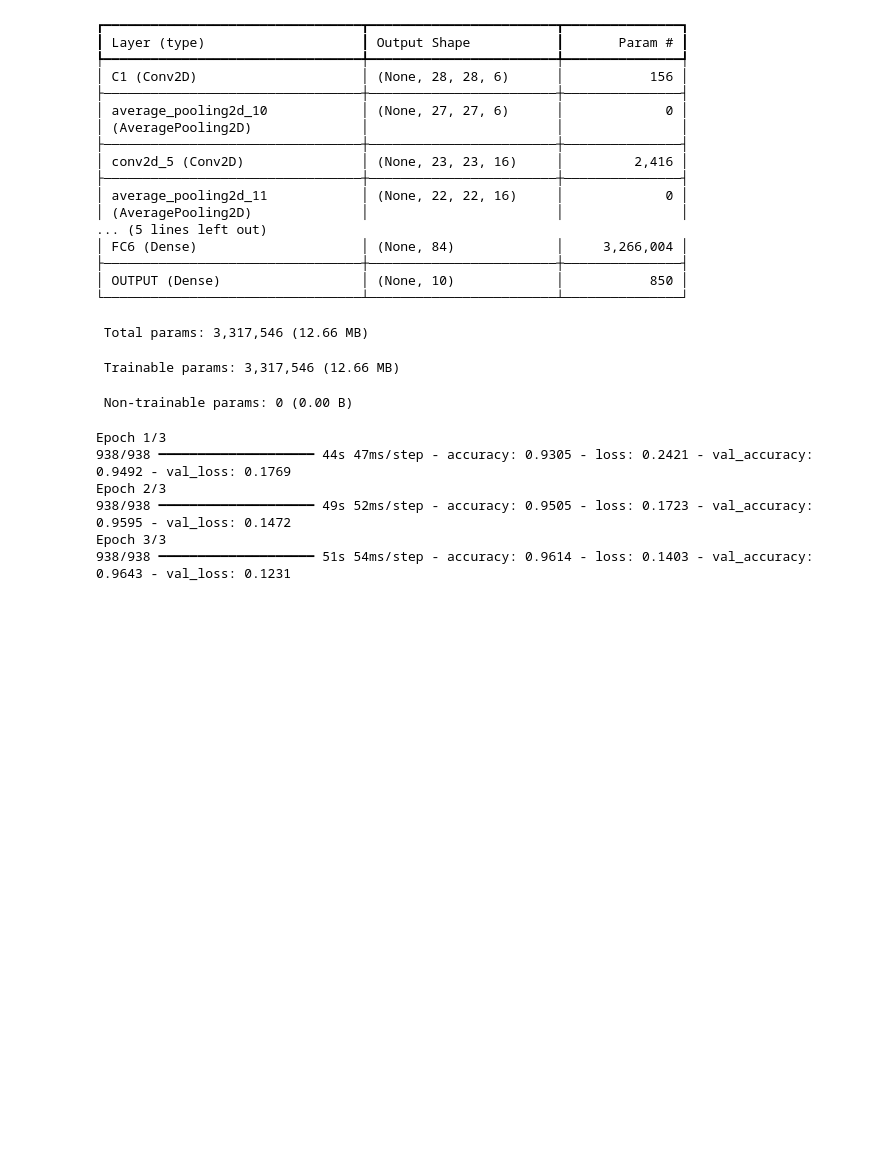
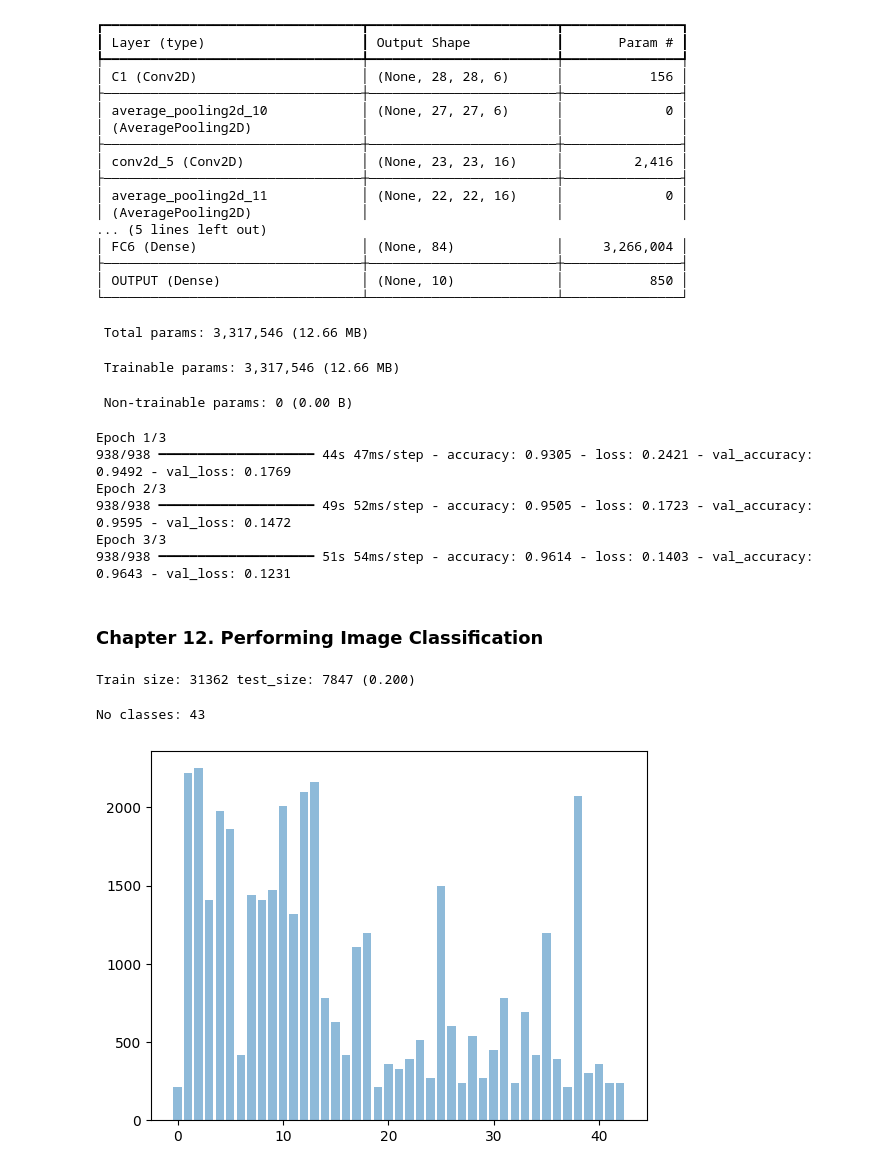
Before and after one commit to marius2347/Deep-Learning-For-Dummies-by-John-Paul-Muelle-and-Luca-Massaron-Book-Practice-in-Python, a Jupyter notebook: book.ipynb, the cells around one changed output. Drawn from its saved outputs; the diff is of its cells as text; code cells hidden in the pictures; blank space fills up the shorter version.

Commit message:
trained cnn with a dataset

```diff
--- a/book.ipynb
+++ b/book.ipynb
@@ -398,3 +398,5 @@ Epoch 2/3
 938/938 ━━━━━━━━━━━━━━━━━━━━ 49s 52ms/step - accuracy: 0.9505 - loss: 0.1723 - val_accuracy: 0.9595 - val_loss: 0.1472
 Epoch 3/3
 938/938 ━━━━━━━━━━━━━━━━━━━━ 51s 54ms/step - accuracy: 0.9614 - loss: 0.1403 - val_accuracy: 0.9643 - val_loss: 0.1231
+# %% [markdown]
+### Chapter 12. Performing Image Classification
@@ -400,0 +419,37 @@ Epoch 3/3
+# %%
+# load the GTSRB dataset into training and test sets, resize the images
+IMG_SIZE = 32
+TEST_SIZE = 0.2
+X, Xt, y, yt = list(), list(), list(), list()
+archieve = zipfile.ZipFile("./GTSRB_Final_Training_Images.zip", 'r')
+file_paths = [file for file in archieve.namelist() if '.ppm' in file]
+
+for filename in file_paths:
+    img = imread(archieve.open(filename))
+    img = resize(img, (IMG_SIZE, IMG_SIZE), mode = 'reflect')
+    img_label = int(filename.split('/')[-2])
+
+    if (hash(filename) % 1000 / 1000 > TEST_SIZE):
+        X.append(img)
+        y.append(img_label)
+    else:
+        Xt.append(img)
+        yt.append(img_label)
+
+archieve.close()
+# %%
+test_ratio = len(Xt) / len(file_paths)
+print("Train size: {} test_size: {} ({:0.3f})".format(len(X), len(Xt), test_ratio))
+# %% [output]
+Train size: 31362 test_size: 7847 (0.200)
+# %%
+# distribution of the classes
+classes, dist = np.unique(y + yt, return_counts = True)
+NUM_CLASSES = len(classes)
+print("No classes: {}".format(NUM_CLASSES))
+
+plt.bar(classes, dist, align = 'center', alpha = 0.5)
+plt.show()
+# %% [output]
+No classes: 43
+[figure, added]
```
Also changed, not shown: parts of 6 cells of this notebook, 1 other file.
